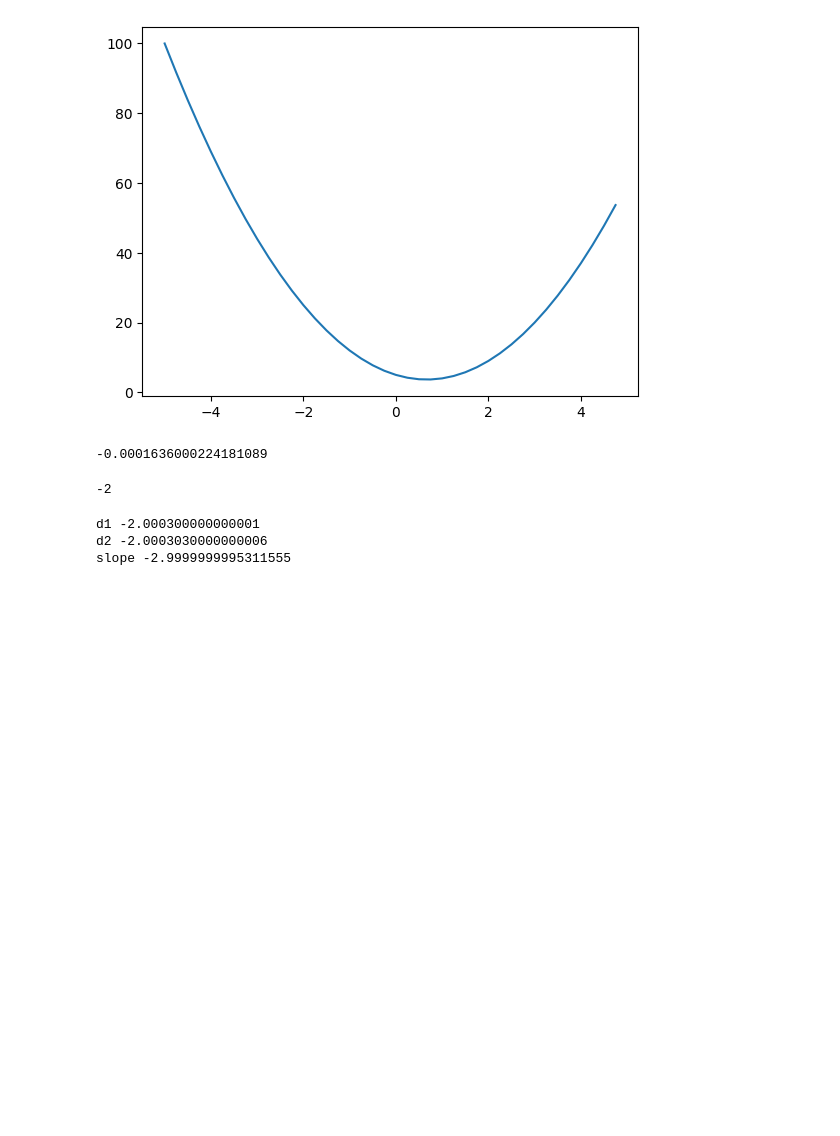
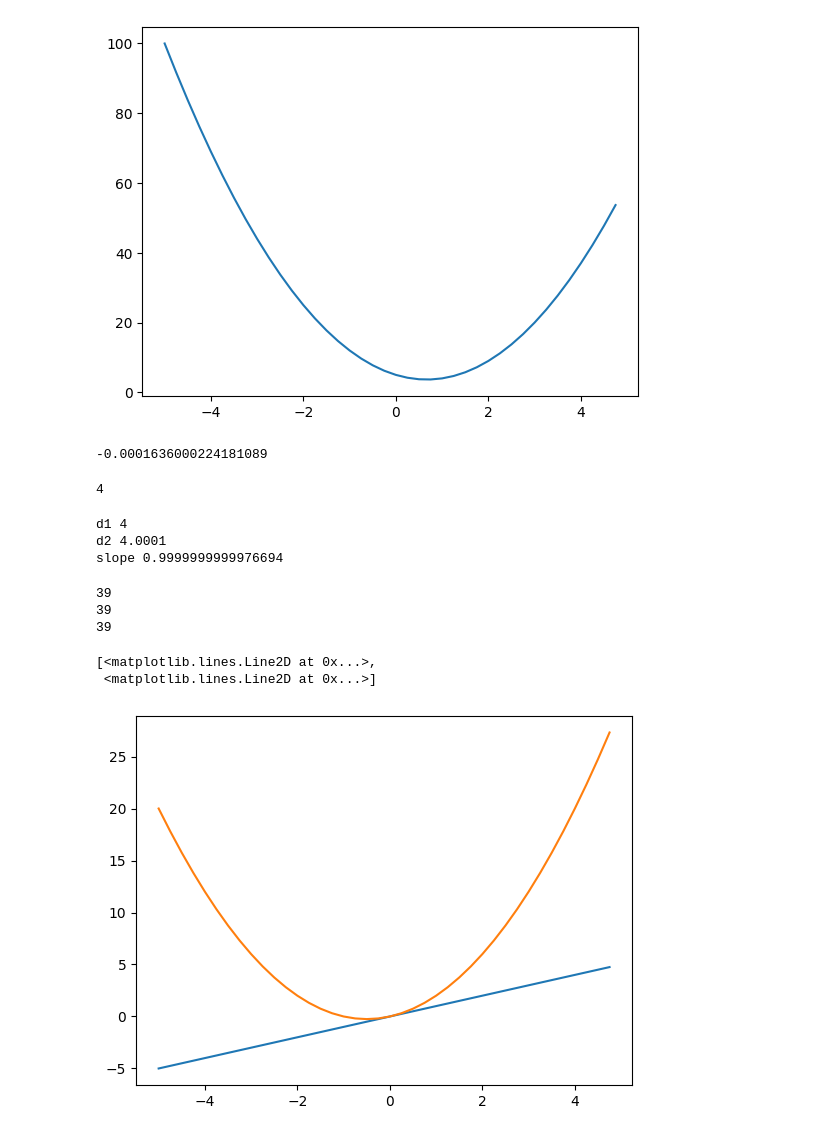
Before and after one commit to abhihub/karpathy_basic_nn, a Jupyter notebook: core.ipynb, the cells around one changed output. Cells and saved outputs as stored; diff of their text form; code cells hidden in the pictures; blank space fills up the shorter version.

```diff
--- a/core.ipynb
+++ b/core.ipynb
@@ -26,15 +26,15 @@ x = 0.6666344
 # %%
 a = 2
 b = -3
-c = 4
+c = 10
 d = a*b + c
 print(d)
 # %% [output]
--2
+4
 # %%
-h = 0.000001
+h = 0.0001
 d1 = a*b + c
-a += h
+c += h
 d2 = a*b + c
 slope = ((d2-d1)/h)
 
@@ -42,6 +42,24 @@ print ('d1',d1)
 print ('d2', d2)
 print ('slope', slope)
 # %% [output]
-d1 -2.000300000000001
-d2 -2.0003030000000006
-slope -2.9999999995311555
+d1 4
+d2 4.0001
+slope 0.9999999999976694
+# %%
+xa = np.arange(-5, 5, 0.25)
+xb = np.arange(-5, 5, 0.25)
+xc = np.arange(-5, 5, 0.25)
+print (np.count_nonzero(xa))
+print (np.count_nonzero(xb))
+print (np.count_nonzero(xc))
+
+yd = xa*xb + xc
+
+plt.plot(xa, xb, xc, yd)
+# %% [output]
+39
+39
+39
+[<matplotlib.lines.Line2D at 0x...>,
+ <matplotlib.lines.Line2D at 0x...>]
+[figure, added]
```
